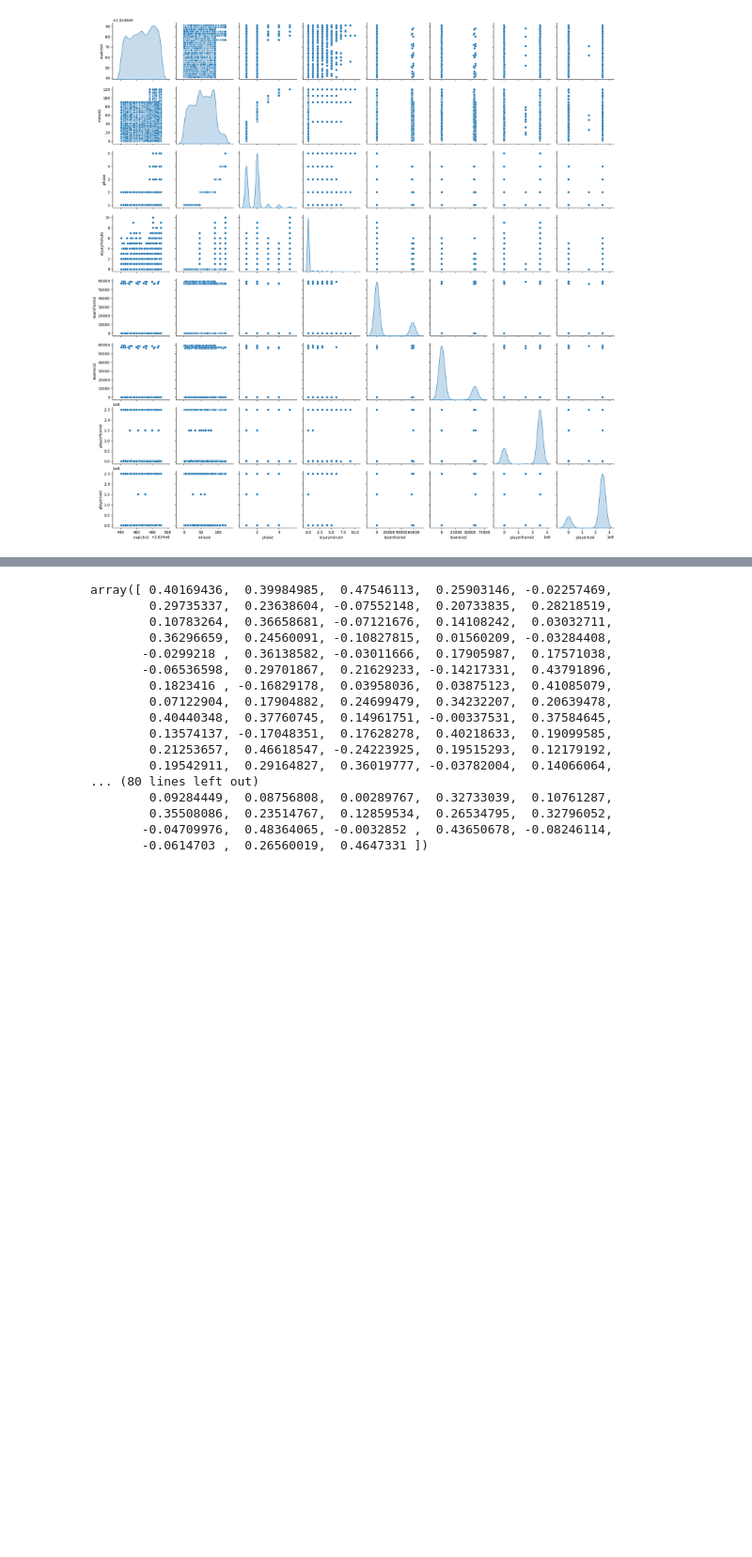
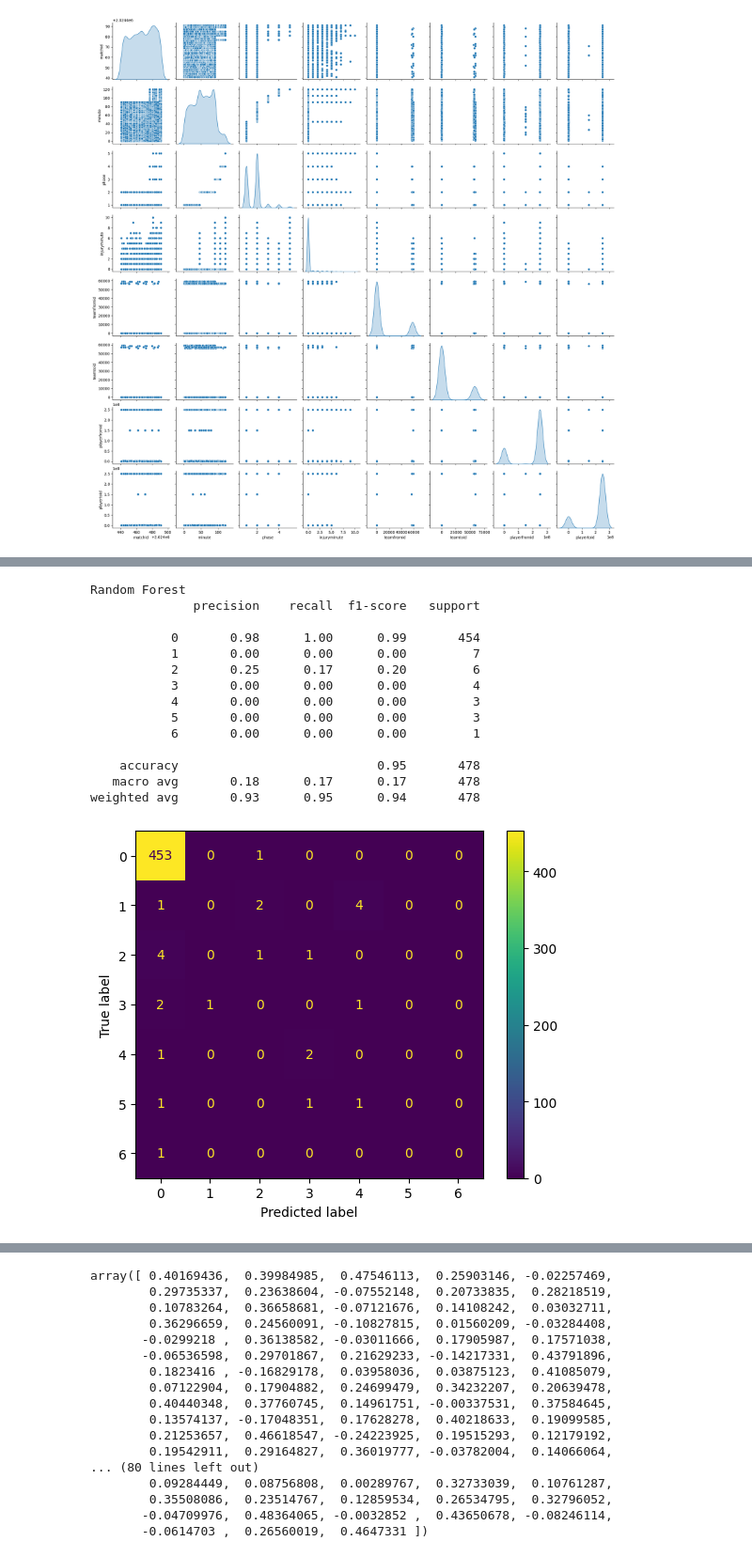
Before and after one commit to SFETNI/Omdena-UEFAEURO2024, a Jupyter notebook: task3-machine-learning-modeling/match_events_modeling.ipynb, the cells around one changed output, grey strips where cells are left out. Shown at 94% size. Drawn from its saved outputs; the diff is of its cells as text; code cells hidden in the pictures; blank space fills up the shorter version.

```diff
--- a/task3-machine-learning-modeling/match_events_modeling.ipynb
+++ b/task3-machine-learning-modeling/match_events_modeling.ipynb
@@ -55,0 +59,5 @@ Y = match_events['injuryminute']
+# %%
+from sklearn.ensemble import RandomForestClassifier
+classifier = RandomForestClassifier(n_estimators = 500, random_state = 0)
+classifier.fit(X_train,Y_train)
+y_pred = classifier.predict(X_test)
@@ -131,0 +171,21 @@ LinearRegression()
+# %%
+print("Random Forest")
+report(classifier)
+ConfusionMatrixDisplay.from_predictions(Y_test, y_pred)
+plt.show()
+# %% [output]
+Random Forest
+              precision    recall  f1-score   support
+
+           0       0.98      1.00      0.99       454
+           1       0.00      0.00      0.00         7
+           2       0.25      0.17      0.20         6
+           3       0.00      0.00      0.00         4
+           4       0.00      0.00      0.00         3
+           5       0.00      0.00      0.00         3
+           6       0.00      0.00      0.00         1
+
+    accuracy                           0.95       478
+   macro avg       0.18      0.17      0.17       478
+weighted avg       0.93      0.95      0.94       478
+[figure, added]
```
Also changed, not shown: parts of 77 cells of this notebook, 1 other file.
